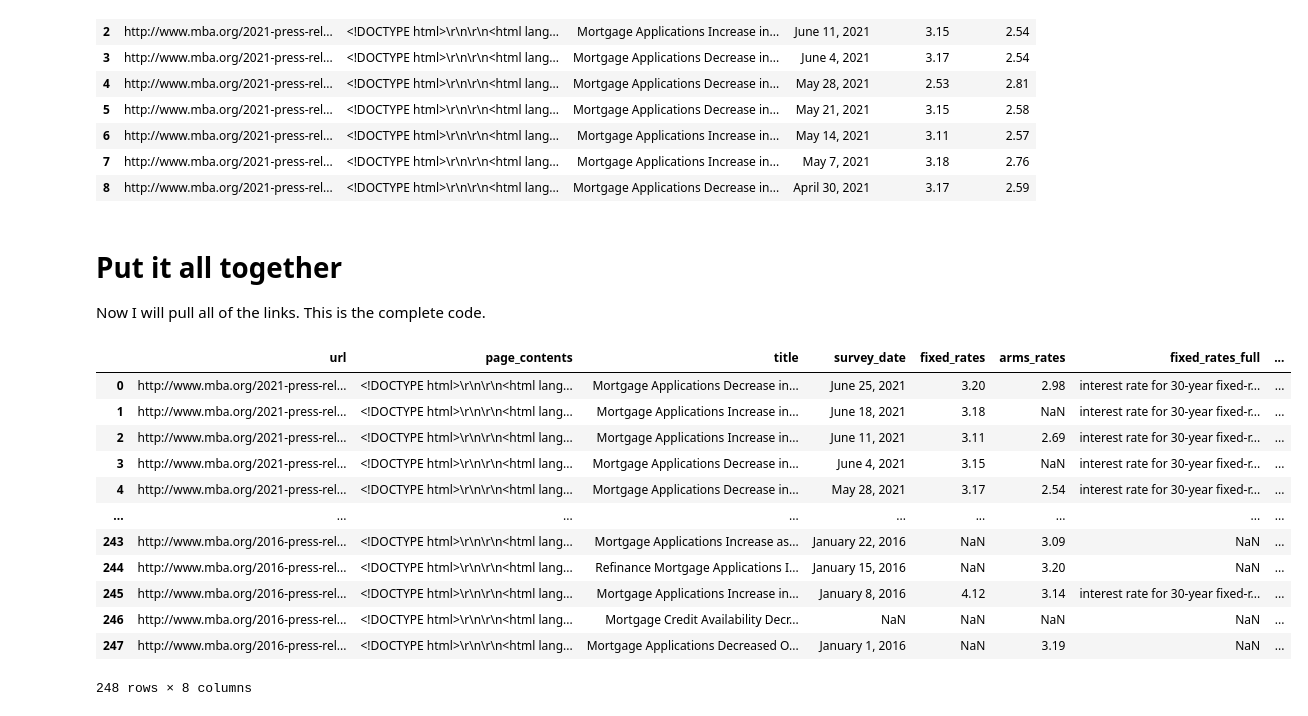
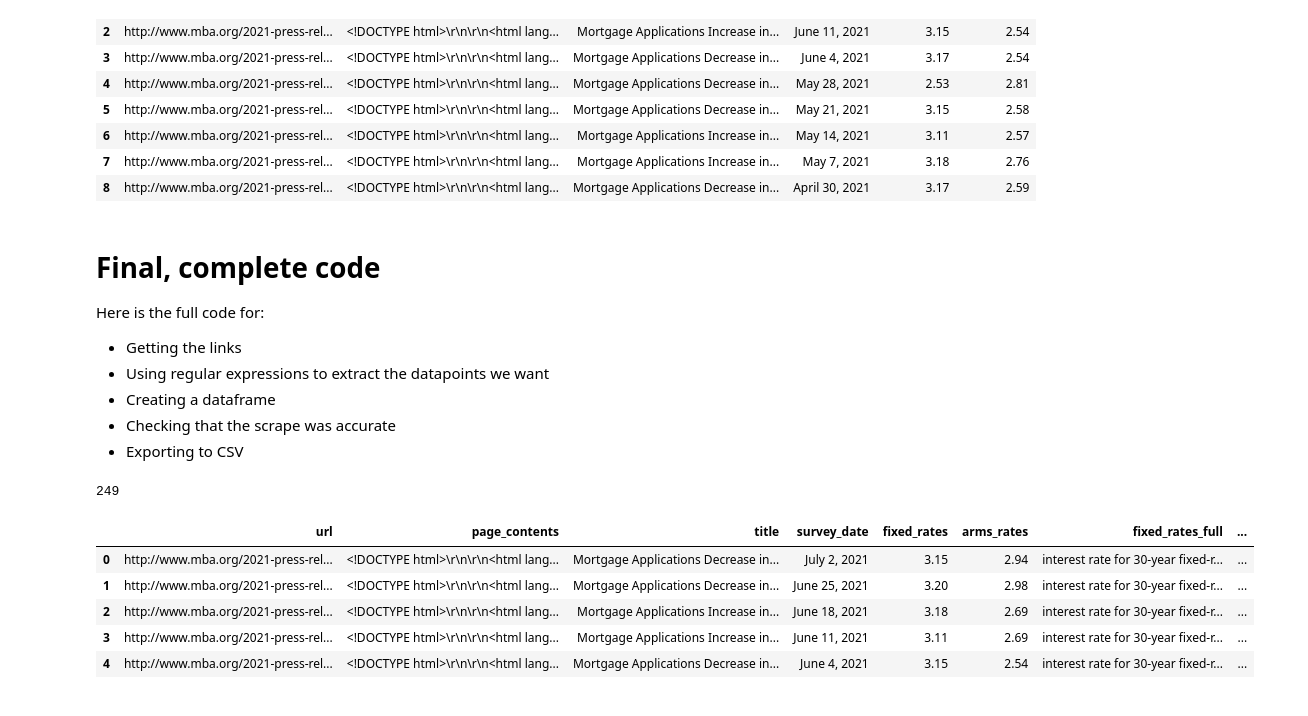
Before and after one commit to saveyak/real_estate_data, a Jupyter notebook: Mortgage Data Script.ipynb, the cells around one changed output. Saved outputs shown, nothing was run; the diff lists cells and outputs as text; code cells hidden in the pictures.

Commit message:
Updated mortgage script

```diff
--- a/Mortgage Data Script.ipynb
+++ b/Mortgage Data Script.ipynb
@@ -226,12 +232,31 @@ df
 | 7 | http://www.mba.org/2021-press-rel... | <!DOCTYPE html>\r\n\r\n<html lang... | Mortgage Applications Increase in... | May 7, 2021 | 3.18 | 2.76 |
 | 8 | http://www.mba.org/2021-press-rel... | <!DOCTYPE html>\r\n\r\n<html lang... | Mortgage Applications Decrease in... | April 30, 2021 | 3.17 | 2.59 |
 # %% [markdown]
-# Put it all together
+# Final, complete code
 
-Now I will pull all of the links. This is the complete code.
+Here is the full code for:
+
+- Getting the links
+- Using regular expressions to extract the datapoints we want
+- Creating a dataframe
+- Checking that the scrape was accurate
+- Exporting to CSV
 # %%
 import pandas as pd
 import requests
 from bs4 import BeautifulSoup
-# %%
-pd.set_option("display.max_colwidth", 250)
+# %%
+url = 'https://www.mba.org/news-research-and-resources/research-and-economics/single-family-research/weekly-applications-survey/research-and-economics-all-news-about-mbas-weekly-applications-survey'
+
+headers = {'name': "Sharon Lurye",
+           'email': "sharonrlurye@gmail.com",
+          'User-Agent': 'Mozilla/5.0 (Windows NT 10.0; Win64; x64) AppleWebKit/537.36 (KHTML, like Gecko) Chrome/91.0.4472.124 Safari/537.36'}
+
+response = requests.get(url, headers=headers)
+
+soup = BeautifulSoup(response.text, 'html.parser')
+links = soup.select(".search-results-list a")
+links = [link['href'] for link in links]
+len(links)
+# %% [output]
+249
@@ -238,36 +266,33 @@ pd.set_option("display.max_colwidth", 250)
 # %%
-df = pd.DataFrame(links, columns=['url'])
-df['page_contents'] = df.url.apply(lambda url: requests.get(url).text)
 df['title'] = df.page_contents.apply(lambda contents: BeautifulSoup(contents, 'html.parser').select_one("h1.title-primary").text.strip())
+
+#Alternative REGEX with same results: \w+ \d{1,2}, \d{4}
 df['survey_date'] = df.page_contents.str.extract("ending (\w+ \d+, \d\d\d\d).")
 
-pattern = "interest rate for 30-year fixed-rate mortgages with conforming .*?(\d.\d\d) percent from"
+#Originally made mistake of writing 'percent from' -- caused it to pick up much more text
+#Can also write \d.\d{2}
+#,? means the comma is optional. If it does find a comma, it will only pick up the first one
+pattern = "interest rate for 30-year,? fixed-rate mortgages with conforming .*?(\d.\d\d) percent"
 df['fixed_rates'] = df.page_contents.str.extract(pattern)
 
-pattern = "interest rate for 5/1 ARMs .*? to (\d.\d\d) percent from"
+#Originally made mistake of writing "to (\d.\d\d)" and "percent from" which caused it to miss text
+pattern = "interest rate for 5/1 ARMs .*?(\d.\d\d) percent"
 df['arms_rates'] = df.page_contents.str.extract(pattern)
 
-pattern = "(interest rate for 30-year fixed-rate mortgages with conforming .*?\d.\d\d percent from)"
+pattern = "(interest rate for 30-year,? fixed-rate mortgages with conforming .*?\d.\d{2} percent)"
 df['fixed_rates_full'] = df.page_contents.str.extract(pattern)
 
-pattern = "(interest rate for 5/1 ARMs .*? \d.\d\d percent from)"
+pattern = "(interest rate for 5/1 ARMs .*? \d.\d{2} percent)"
 df['arms_rates_full'] = df.page_contents.str.extract(pattern)
 
-df
+df.head()
 # %% [output]
 |  | url | page_contents | title | survey_date | fixed_rates | arms_rates | fixed_rates_full | ... |
-| 0 | http://www.mba.org/2021-press-rel... | <!DOCTYPE html>\r\n\r\n<html lang... | Mortgage Applications Decrease in... | June 25, 2021 | 3.20 | 2.98 | interest rate for 30-year fixed-r... | ... |
-| 1 | http://www.mba.org/2021-press-rel... | <!DOCTYPE html>\r\n\r\n<html lang... | Mortgage Applications Increase in... | June 18, 2021 | 3.18 | NaN | interest rate for 30-year fixed-r... | ... |
-| 2 | http://www.mba.org/2021-press-rel... | <!DOCTYPE html>\r\n\r\n<html lang... | Mortgage Applications Increase in... | June 11, 2021 | 3.11 | 2.69 | interest rate for 30-year fixed-r... | ... |
-| 3 | http://www.mba.org/2021-press-rel... | <!DOCTYPE html>\r\n\r\n<html lang... | Mortgage Applications Decrease in... | June 4, 2021 | 3.15 | NaN | interest rate for 30-year fixed-r... | ... |
-| 4 | http://www.mba.org/2021-press-rel... | <!DOCTYPE html>\r\n\r\n<html lang... | Mortgage Applications Decrease in... | May 28, 2021 | 3.17 | 2.54 | interest rate for 30-year fixed-r... | ... |
-| ... | ... | ... | ... | ... | ... | ... | ... | ... |
-| 243 | http://www.mba.org/2016-press-rel... | <!DOCTYPE html>\r\n\r\n<html lang... | Mortgage Applications Increase as... | January 22, 2016 | NaN | 3.09 | NaN | ... |
-| 244 | http://www.mba.org/2016-press-rel... | <!DOCTYPE html>\r\n\r\n<html lang... | Refinance Mortgage Applications I... | January 15, 2016 | NaN | 3.20 | NaN | ... |
-| 245 | http://www.mba.org/2016-press-rel... | <!DOCTYPE html>\r\n\r\n<html lang... | Mortgage Applications Increase in... | January 8, 2016 | 4.12 | 3.14 | interest rate for 30-year fixed-r... | ... |
-| 246 | http://www.mba.org/2016-press-rel... | <!DOCTYPE html>\r\n\r\n<html lang... | Mortgage Credit Availability Decr... | NaN | NaN | NaN | NaN | ... |
-| 247 | http://www.mba.org/2016-press-rel... | <!DOCTYPE html>\r\n\r\n<html lang... | Mortgage Applications Decreased O... | January 1, 2016 | NaN | 3.19 | NaN | ... |
+| 0 | http://www.mba.org/2021-press-rel... | <!DOCTYPE html>\r\n\r\n<html lang... | Mortgage Applications Decrease in... | July 2, 2021 | 3.15 | 2.94 | interest rate for 30-year fixed-r... | ... |
+| 1 | http://www.mba.org/2021-press-rel... | <!DOCTYPE html>\r\n\r\n<html lang... | Mortgage Applications Decrease in... | June 25, 2021 | 3.20 | 2.98 | interest rate for 30-year fixed-r... | ... |
+| 2 | http://www.mba.org/2021-press-rel... | <!DOCTYPE html>\r\n\r\n<html lang... | Mortgage Applications Increase in... | June 18, 2021 | 3.18 | 2.69 | interest rate for 30-year fixed-r... | ... |
+| 3 | http://www.mba.org/2021-press-rel... | <!DOCTYPE html>\r\n\r\n<html lang... | Mortgage Applications Increase in... | June 11, 2021 | 3.11 | 2.69 | interest rate for 30-year fixed-r... | ... |
+| 4 | http://www.mba.org/2021-press-rel... | <!DOCTYPE html>\r\n\r\n<html lang... | Mortgage Applications Decrease in... | June 4, 2021 | 3.15 | 2.54 | interest rate for 30-year fixed-r... | ... |
-248 rows × 8 columns
 # %%
 df2 = df
 del df2['page_contents']
```
Also changed, not shown: parts of 8 cells of this notebook, 1 other file.
